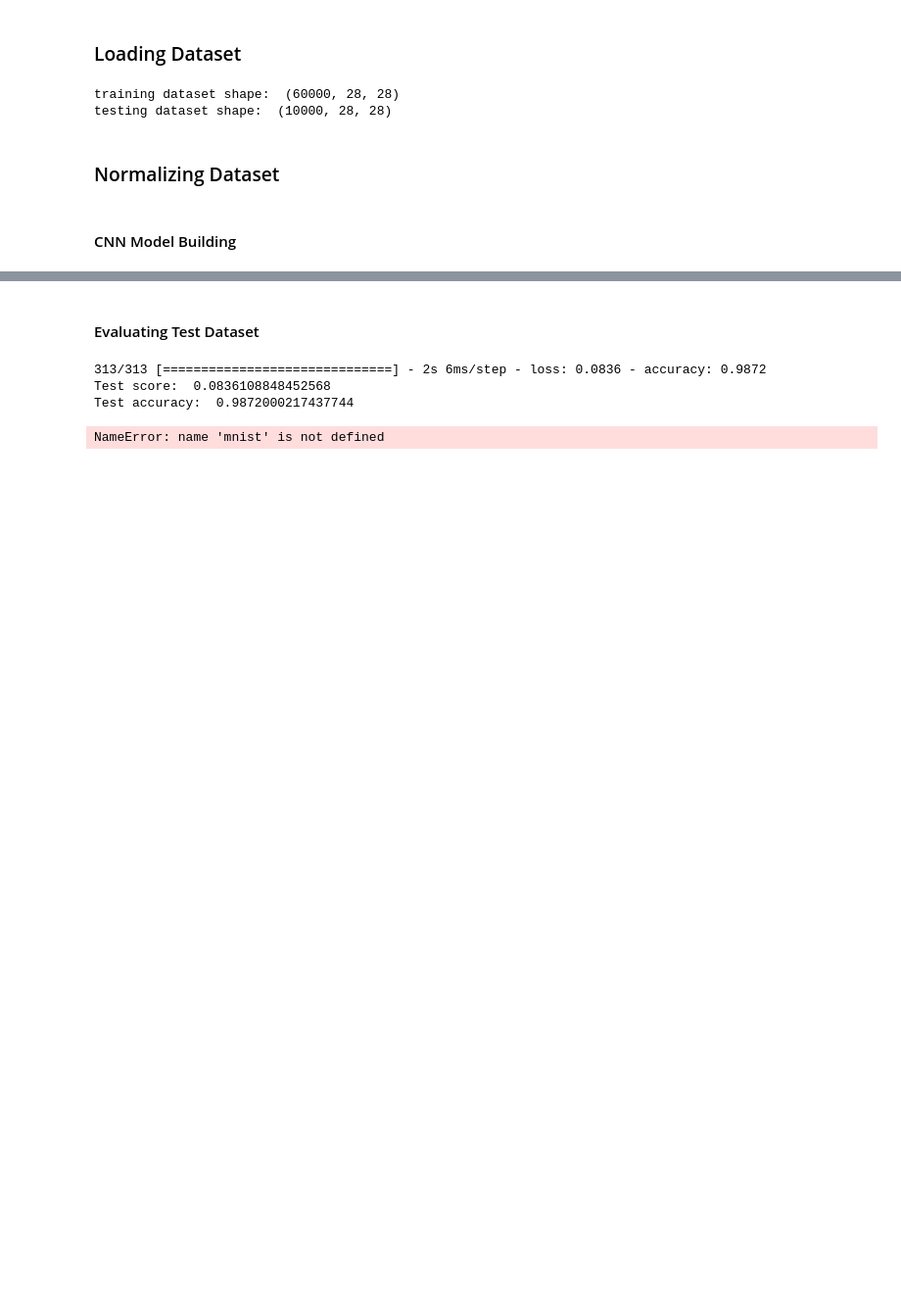
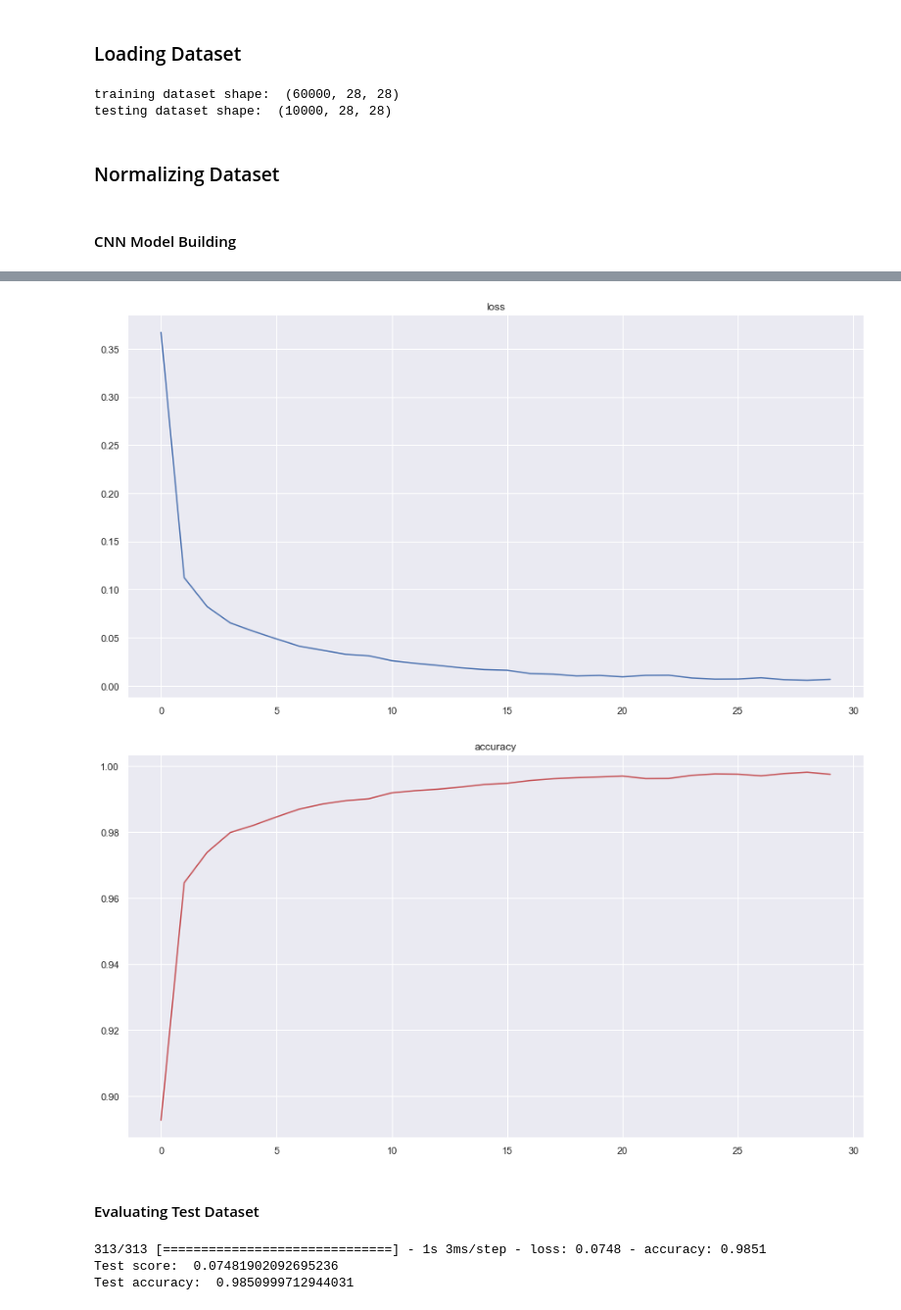
Before and after one commit to Priyanshu-Khound/Projects, a Jupyter notebook: Handwritten Digit Recognition.ipynb, the cells around one changed output, grey strips where cells are left out. Shown: that part at 98% size. Saved outputs shown, nothing was run; the diff lists cells and outputs as text; code cells hidden in the pictures; blank space fills up the shorter version.

```diff
--- a/Handwritten Digit Recognition.ipynb
+++ b/Handwritten Digit Recognition.ipynb
@@ -173,5 +241,5 @@ Trainable params: 42,794
 Non-trainable params: 0
 _________________________________________________________________
 # %%
-cnn_model.fit(x_train, y_train, batch_size = 128, epochs = 50, verbose = 1)
+cnn_hist=cnn_model.fit(x_train, y_train, batch_size = 128, epochs = 30, verbose = 1)
 # %% [output]
@@ -197,3 +264,13 @@ Epoch 50/50
+# %%
+plt.plot(cnn_hist.history['loss'], color='b')
+plt.title("loss")
+plt.show()
+plt.plot(cnn_hist.history['accuracy'], color='r')
+plt.title("accuracy")
+plt.show()
+# %% [output]
+[figure, added]
+[figure, added]
 # %% [markdown]
 #### Evaluating Test Dataset
 # %%
@@ -201,6 +278,6 @@ score = cnn_model.evaluate(x_test,y_test)
 print('Test score: ', score[0])
 print('Test accuracy: ', score[1])
 # %% [output]
-313/313 [==============================] - 2s 6ms/step - loss: 0.0836 - accuracy: 0.9872
-Test score:  0.0836108848452568
-Test accuracy:  0.9872000217437744
+313/313 [==============================] - 1s 3ms/step - loss: 0.0748 - accuracy: 0.9851
+Test score:  0.07481902092695236
+Test accuracy:  0.9850999712944031
@@ -209,4 +283,0 @@ from tensorflow.keras.preprocessing.image import ImageDataGenerator
-# %%
-(x_train, y_train), (x_test, y_test) = mnist.load_data()
-# %% [output]
-NameError: name 'mnist' is not defined
```
Also changed, not shown: parts of 34 cells of this notebook.
